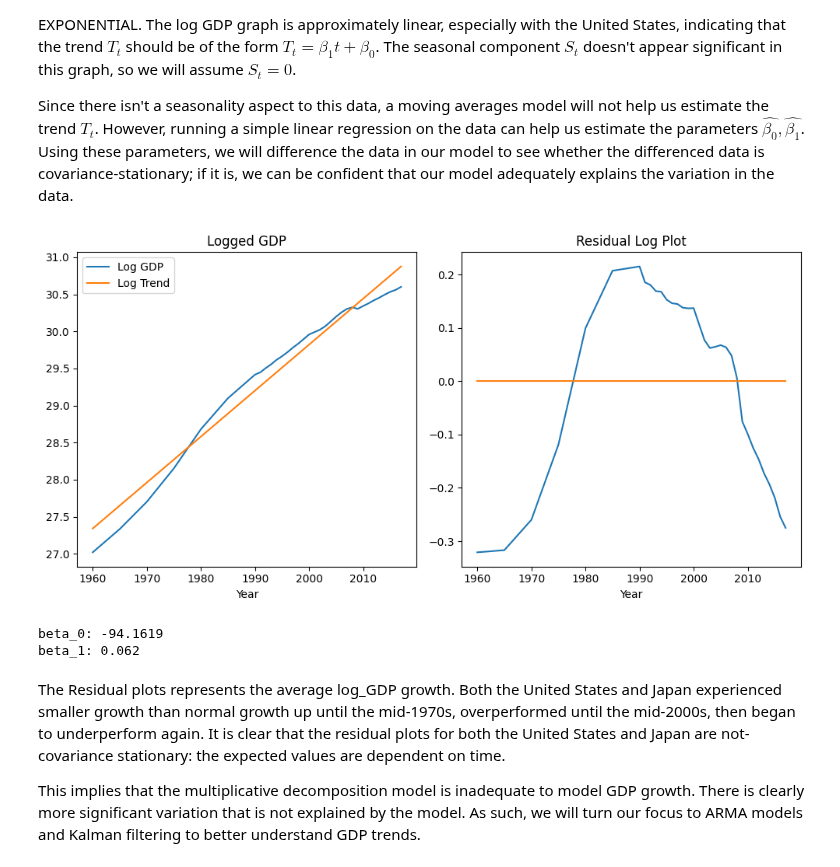
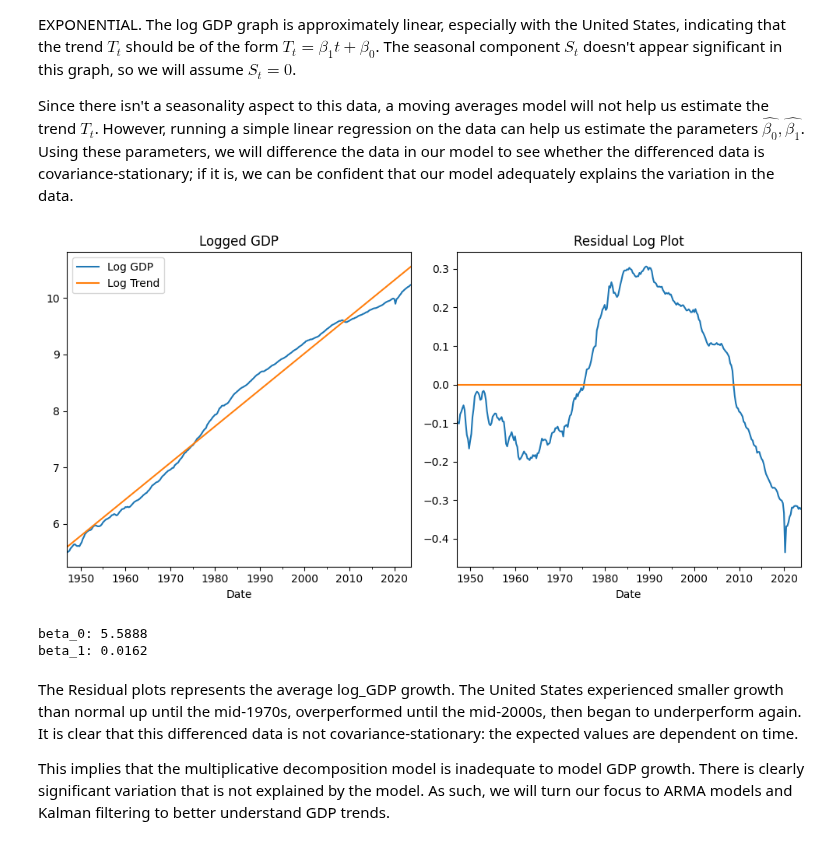
Before and after one commit to addmelo/ACME, a Jupyter notebook: InitialGDPModel.ipynb, the cells around one changed output. Drawn from its saved outputs; the diff is of its cells as text; code cells hidden in the pictures.

```diff
--- a/InitialGDPModel.ipynb
+++ b/InitialGDPModel.ipynb
@@ -15,0 +7,8 @@ FileNotFoundError: [Errno 2] No such file or directory: 'Cleaned Datasets/US_Ful
+# %%
+warnings.simplefilter('ignore')
+df = pd.read_csv('Cleaned Datasets/US_Full_Quarterly.csv', index_col="DATE")
+df.index.rename("Date", inplace=True)
+df.index = pd.to_datetime(df.index)
+USA = df[['GDP']]
+USA['log_GDP'] = np.log(USA['GDP'])
+USA
@@ -27,15 +41,13 @@ Figure GDPFIGURE shows the GDP trends of the United States:
 # Plot initial results
 fig, axs = plt.subplots(1,2, figsize=(10,5))
 plt.gca().yaxis.get_offset_text().set_visible(False)
-USA.plot(x="Year", y="GDP", ax=axs[0], label="USA")
+USA.plot(y="GDP", ax=axs[0], use_index=True)
 #JAPAN.plot(x="Year", y="GDP", ax=axs[0], label="Japan")
 axs[0].set_title("GDP For the United States: 1960-2016")
 axs[0].set_ylabel("Tens of Trillions ($)")
 
 # Plot the logged models
-axs[1].set_yscale("log")
-USA.plot(x="Year", y="GDP", ax=axs[1], label="USA")
-#JAPAN.plot(x="Year", y="GDP", ax=axs[1], label="Japan")
+USA.plot(y="log_GDP", ax=axs[1], use_index=True)
 axs[1].set_title("Log GDP For the United States: 1960-2016")
 axs[1].set_ylabel("GDP ($)")
 plt.gca().yaxis.get_offset_text().set_visible(False)
@@ -51,36 +63,35 @@ Since there isn't a seasonality aspect to this data, a moving averages model wil
 # %%
 def FitTrendAndPlot(df):
     '''df - the dataframe of the country data'''
-    df['log_GDP'] = np.log(df['GDP'])
-    y = df['log_GDP']
-    X = sm.add_constant(df['Year'])
-
+    # TODO: Fix this to get the line to align with the date
+    y = df[['log_GDP']].reset_index(drop=True)
+    X = sm.add_constant(y.index)
     model = sm.OLS(y, X).fit()
     modelPrediction = model.predict(X)
 
+
     # Plot the results, both logged and the original
     fig, axs = plt.subplots(1,2, figsize=(10,5))
-
-    df.plot(y='log_GDP', x='Year', ax=axs[0], label="Log GDP")
-    axs[0].plot(df['Year'], modelPrediction, label="Log Trend")
+    df.plot(y='log_GDP', ax=axs[0], label="Log GDP", use_index=True)
+    axs[0].plot(y.index - 23*4, modelPrediction, label="Log Trend")
     axs[0].set_title(f"Logged GDP")
     axs[0].legend()
 
     # De-trend the plots
     df['detrended_log_GDP'] = df['log_GDP'] - modelPrediction
-    df.plot(y='detrended_log_GDP', x='Year', ax=axs[1], legend=False)
-    axs[1].plot(df['Year'], np.zeros_like(df['Year']))
+    df.plot(y='detrended_log_GDP', ax=axs[1], legend=False, use_index=True)
+    axs[1].plot(df.index, np.zeros(len(df.index)))
     axs[1].set_title("Residual Log Plot")
 
     plt.tight_layout()
     plt.show()
 
     return model
 
 modelUSA = FitTrendAndPlot(USA)
 print(f"beta_0: {modelUSA.params[0].round(4)}")
 print(f"beta_1: {modelUSA.params[1].round(4)}")
 # %% [output]
-[figure, old version]
+[figure, new version]
-beta_0: -94.1619
-beta_1: 0.062
+beta_0: 5.5888
+beta_1: 0.0162
@@ -91,4 +98,4 @@ beta_1: 0.062
 # %% [markdown]
-The Residual plots represents the average log_GDP growth. Both the United States and Japan experienced smaller growth than normal growth up until the mid-1970s, overperformed until the mid-2000s, then began to underperform again. It is clear that the residual plots for both the United States and Japan are not-covariance stationary: the expected values are dependent on time.
+The Residual plots represents the average log_GDP growth. The United States experienced smaller growth than normal up until the mid-1970s, overperformed until the mid-2000s, then began to underperform again. It is clear that this differenced data is not covariance-stationary: the expected values are dependent on time.
 
-This implies that the multiplicative decomposition model is inadequate to model GDP growth. There is clearly more significant variation that is not explained by the model. As such, we will turn our focus to ARMA models and Kalman filtering to better understand GDP trends.
+This implies that the multiplicative decomposition model is inadequate to model GDP growth. There is clearly significant variation that is not explained by the model. As such, we will turn our focus to ARMA models and Kalman filtering to better understand GDP trends.
```
Also changed, not shown: parts of 5 cells of this notebook, 1 other file.
